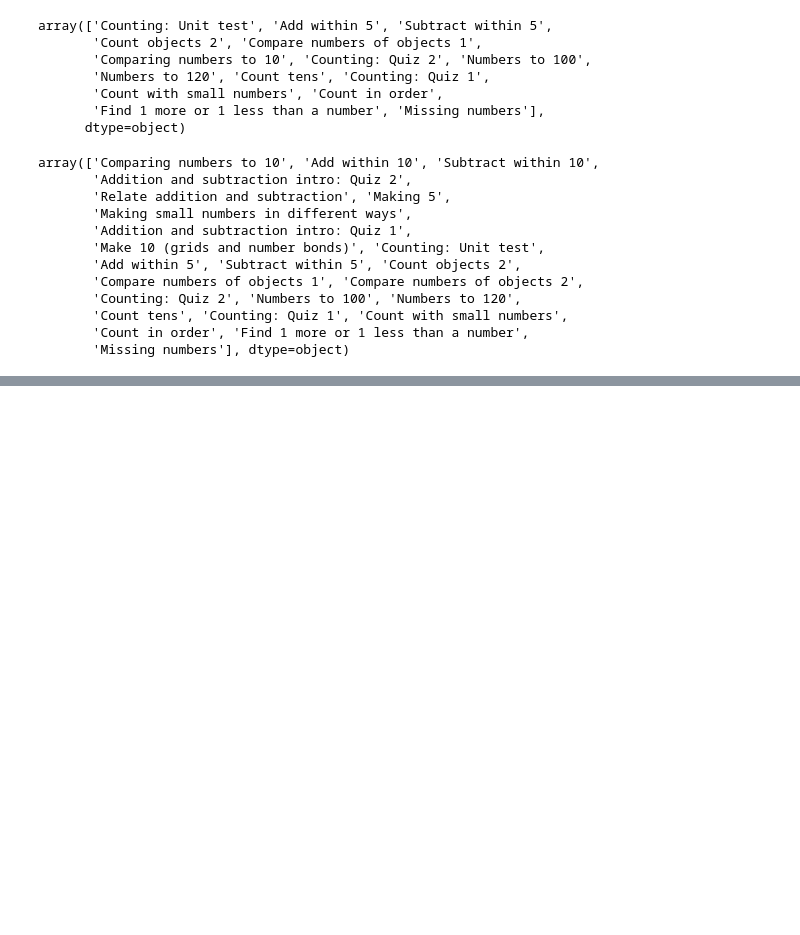
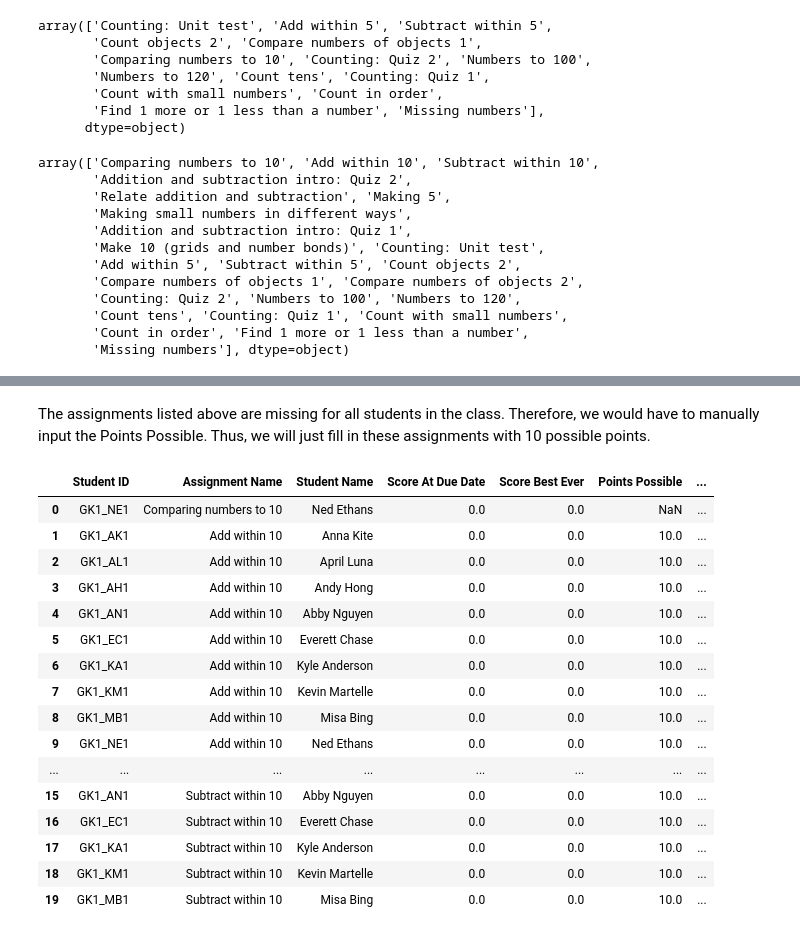
Before and after one commit to kle96/student-dashboard, a Jupyter notebook: data_cleaning/data_cleaning1.ipynb, the cells around one changed output, grey strips where cells are left out. Cells and saved outputs as stored; diff of their text form; code cells hidden in the pictures; blank space fills up the shorter version.

Commit message:
Cleaned missing data for Points Possible column

```diff
--- a/data_cleaning/data_cleaning1.ipynb
+++ b/data_cleaning/data_cleaning1.ipynb
@@ -246,0 +253,7 @@ array(['Comparing numbers to 10', 'Add within 10', 'Subtract within 10',
+# %%
+# Print out the assignment names that are missing and not in the completed assignment list
+all_missing_assignments = []
+for assignment in df_m_uniq:
+    if assignment not in df_nm_uniq:
+        all_missing_assignments.append(assignment)
+all_missing_assignments
@@ -246,0 +270,24 @@ array(['Comparing numbers to 10', 'Add within 10', 'Subtract within 10',
+# %% [markdown]
+The assignments listed above are missing for all students in the class. Therefore, we would have to manually input the Points Possible. Thus, we will just fill in these assignments with 10 possible points.
+# %%
+# Fill in the Points Possible value as 10 for assignments that all students are missing
+df.loc[df['Assignment Name'].isin(all_missing_assignments) == True, 'Points Possible'] = 10
+df.head(20)
+# %% [output]
+|  | Student ID | Assignment Name | Student Name | Score At Due Date | Score Best Ever | Points Possible | ... |
+| 0 | GK1_NE1 | Comparing numbers to 10 | Ned Ethans | 0.0 | 0.0 | NaN | ... |
+| 1 | GK1_AK1 | Add within 10 | Anna Kite | 0.0 | 0.0 | 10.0 | ... |
+| 2 | GK1_AL1 | Add within 10 | April Luna | 0.0 | 0.0 | 10.0 | ... |
+| 3 | GK1_AH1 | Add within 10 | Andy Hong | 0.0 | 0.0 | 10.0 | ... |
+| 4 | GK1_AN1 | Add within 10 | Abby Nguyen | 0.0 | 0.0 | 10.0 | ... |
+| 5 | GK1_EC1 | Add within 10 | Everett Chase | 0.0 | 0.0 | 10.0 | ... |
+| 6 | GK1_KA1 | Add within 10 | Kyle Anderson | 0.0 | 0.0 | 10.0 | ... |
+| 7 | GK1_KM1 | Add within 10 | Kevin Martelle | 0.0 | 0.0 | 10.0 | ... |
+| 8 | GK1_MB1 | Add within 10 | Misa Bing | 0.0 | 0.0 | 10.0 | ... |
+| 9 | GK1_NE1 | Add within 10 | Ned Ethans | 0.0 | 0.0 | 10.0 | ... |
+| ... | ... | ... | ... | ... | ... | ... | ... |
+| 15 | GK1_AN1 | Subtract within 10 | Abby Nguyen | 0.0 | 0.0 | 10.0 | ... |
+| 16 | GK1_EC1 | Subtract within 10 | Everett Chase | 0.0 | 0.0 | 10.0 | ... |
+| 17 | GK1_KA1 | Subtract within 10 | Kyle Anderson | 0.0 | 0.0 | 10.0 | ... |
+| 18 | GK1_KM1 | Subtract within 10 | Kevin Martelle | 0.0 | 0.0 | 10.0 | ... |
+| 19 | GK1_MB1 | Subtract within 10 | Misa Bing | 0.0 | 0.0 | 10.0 | ... |
```
Also changed, not shown: parts of 7 cells of this notebook.
